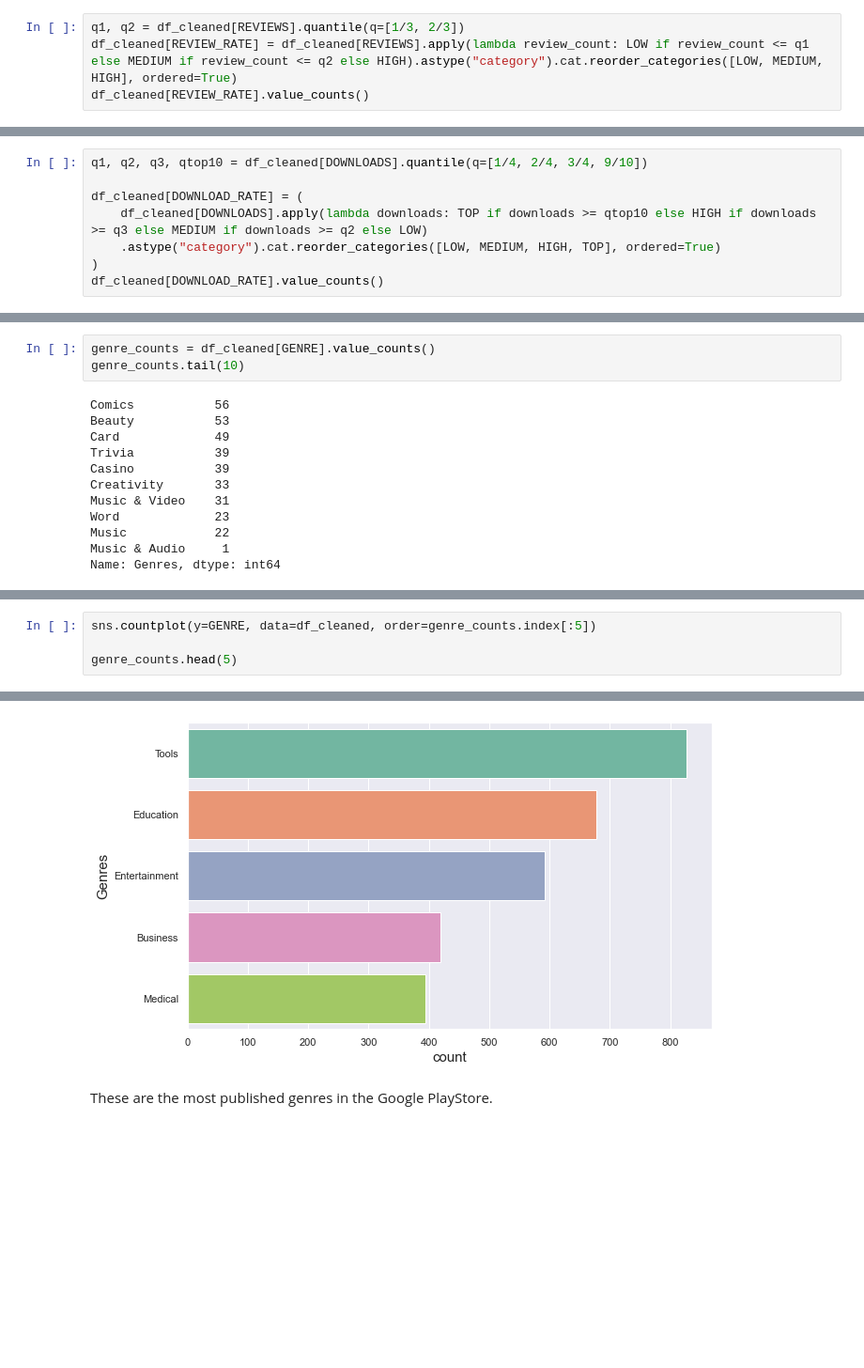
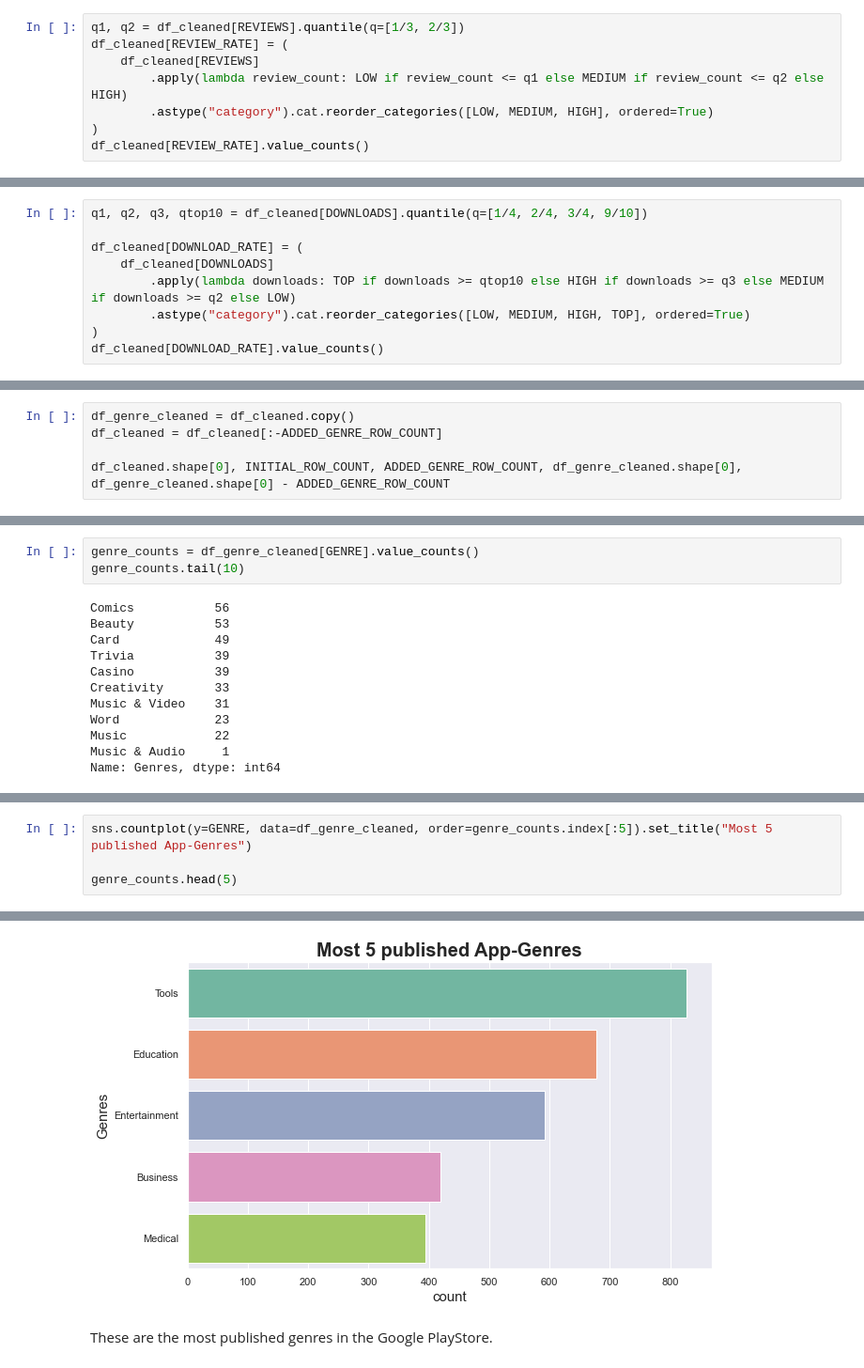
Before and after one commit to enricogoerlitz/Data-Analysis, a Jupyter notebook: 02_Google_Playstore_Data/notebook/notebook1.ipynb, the cells around one changed output, grey strips where cells are left out. Shown at 94% size. Cells and saved outputs as stored; diff of their text form; blank space fills up the shorter version.

Commit message:
google playstore data eda - finished - set title

```diff
--- a/02_Google_Playstore_Data/notebook/notebook1.ipynb
+++ b/02_Google_Playstore_Data/notebook/notebook1.ipynb
@@ -554,7 +542,11 @@ df_cleaned[REVIEWS] = df_cleaned[REVIEWS].astype("float64")
 #### Classification of reviews to Review Rate {High, Medium, Low}
 # %%
 q1, q2 = df_cleaned[REVIEWS].quantile(q=[1/3, 2/3])
-df_cleaned[REVIEW_RATE] = df_cleaned[REVIEWS].apply(lambda review_count: LOW if review_count <= q1 else MEDIUM if review_count <= q2 else HIGH).astype("category").cat.reorder_categories([LOW, MEDIUM, HIGH], ordered=True)
+df_cleaned[REVIEW_RATE] = (
+    df_cleaned[REVIEWS]
+        .apply(lambda review_count: LOW if review_count <= q1 else MEDIUM if review_count <= q2 else HIGH)
+        .astype("category").cat.reorder_categories([LOW, MEDIUM, HIGH], ordered=True)
+)
 df_cleaned[REVIEW_RATE].value_counts()
 # %% [output]
 Low       3351
@@ -706,8 +698,9 @@ Name: Downloads, dtype: int64
 q1, q2, q3, qtop10 = df_cleaned[DOWNLOADS].quantile(q=[1/4, 2/4, 3/4, 9/10])
 
 df_cleaned[DOWNLOAD_RATE] = (
-    df_cleaned[DOWNLOADS].apply(lambda downloads: TOP if downloads >= qtop10 else HIGH if downloads >= q3 else MEDIUM if downloads >= q2 else LOW)
-    .astype("category").cat.reorder_categories([LOW, MEDIUM, HIGH, TOP], ordered=True)
+    df_cleaned[DOWNLOADS]
+        .apply(lambda downloads: TOP if downloads >= qtop10 else HIGH if downloads >= q3 else MEDIUM if downloads >= q2 else LOW)
+        .astype("category").cat.reorder_categories([LOW, MEDIUM, HIGH, TOP], ordered=True)
 )
 df_cleaned[DOWNLOAD_RATE].value_counts()
 # %% [output]
@@ -850,0 +846,5 @@ CategoricalDtype(categories=['Adults', 'Everyone', 'Teen'], ordered=False)
+# %%
+df_genre_cleaned = df_cleaned.copy()
+df_cleaned = df_cleaned[:-ADDED_GENRE_ROW_COUNT]
+
+df_cleaned.shape[0], INITIAL_ROW_COUNT, ADDED_GENRE_ROW_COUNT, df_genre_cleaned.shape[0], df_genre_cleaned.shape[0] - ADDED_GENRE_ROW_COUNT
@@ -929,7 +997,7 @@ df_cleaned[GENRE].unique().shape[0]
 # %% [output]
 53
 # %%
-genre_counts = df_cleaned[GENRE].value_counts()
+genre_counts = df_genre_cleaned[GENRE].value_counts()
 genre_counts.tail(10)
 # %% [output]
 Comics           56
@@ -952,15 +1020,15 @@ sns.countplot(y=GENRE, data=df_cleaned, order=genre_counts.index)
 # %%
-sns.countplot(y=GENRE, data=df_cleaned, order=genre_counts.index[:5])
+sns.countplot(y=GENRE, data=df_genre_cleaned, order=genre_counts.index[:5]).set_title("Most 5 published App-Genres")
 
 genre_counts.head(5)
 # %% [output]
 Tools            827
 Education        678
 Entertainment    592
 Business         420
 Medical          395
 Name: Genres, dtype: int64
-[figure, old version]
+[figure, new version]
 # %% [markdown]
 These are the most published genres in the Google PlayStore.
 # %% [markdown]
```
Also changed, not shown: parts of 78 cells of this notebook, 1 other file.
